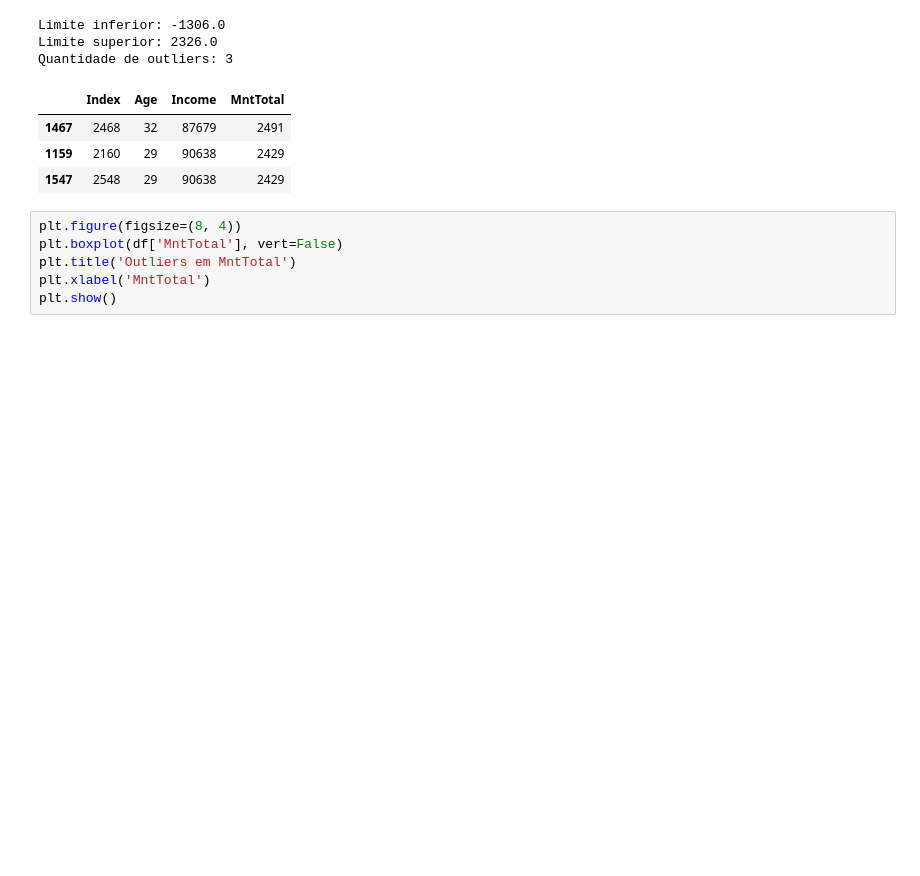
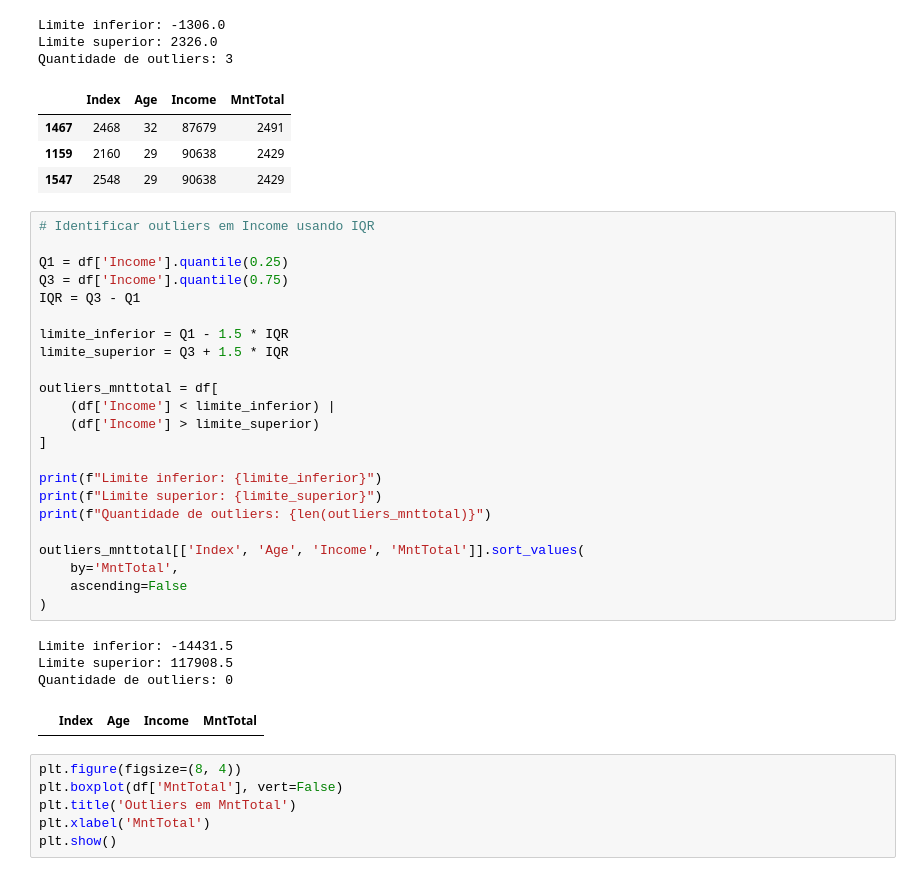
Before and after one commit to evertonenrico/Ifood_Insights, a Jupyter notebook: Ifood_Dataset/Import_DataSet_Ifood.ipynb, the cells around one changed output. Cells and saved outputs as stored; diff of their text form; blank space fills up the shorter version.

```diff
--- a/Ifood_Dataset/Import_DataSet_Ifood.ipynb
+++ b/Ifood_Dataset/Import_DataSet_Ifood.ipynb
@@ -103,6 +104,34 @@ Quantidade de outliers: 3
 | 1467 | 2468 | 32 | 87679 | 2491 |
 | 1159 | 2160 | 29 | 90638 | 2429 |
 | 1547 | 2548 | 29 | 90638 | 2429 |
+# %%
+# Identificar outliers em Income usando IQR
+
+Q1 = df['Income'].quantile(0.25)
+Q3 = df['Income'].quantile(0.75)
+IQR = Q3 - Q1
+
+limite_inferior = Q1 - 1.5 * IQR
+limite_superior = Q3 + 1.5 * IQR
+
+outliers_mnttotal = df[
+    (df['Income'] < limite_inferior) |
+    (df['Income'] > limite_superior)
+]
+
+print(f"Limite inferior: {limite_inferior}")
+print(f"Limite superior: {limite_superior}")
+print(f"Quantidade de outliers: {len(outliers_mnttotal)}")
+
+outliers_mnttotal[['Index', 'Age', 'Income', 'MntTotal']].sort_values(
+    by='MntTotal',
+    ascending=False
+)
+# %% [output]
+Limite inferior: -14431.5
+Limite superior: 117908.5
+Quantidade de outliers: 0
+|  | Index | Age | Income | MntTotal |
 # %%
 plt.figure(figsize=(8, 4))
 plt.boxplot(df['MntTotal'], vert=False)
```
Also changed, not shown: parts of 16 cells of this notebook.
